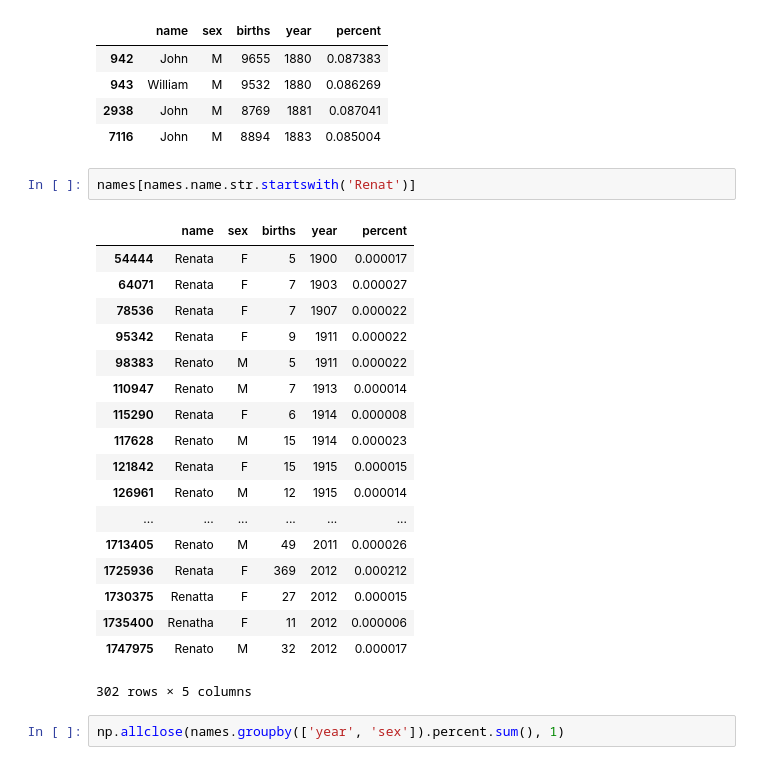
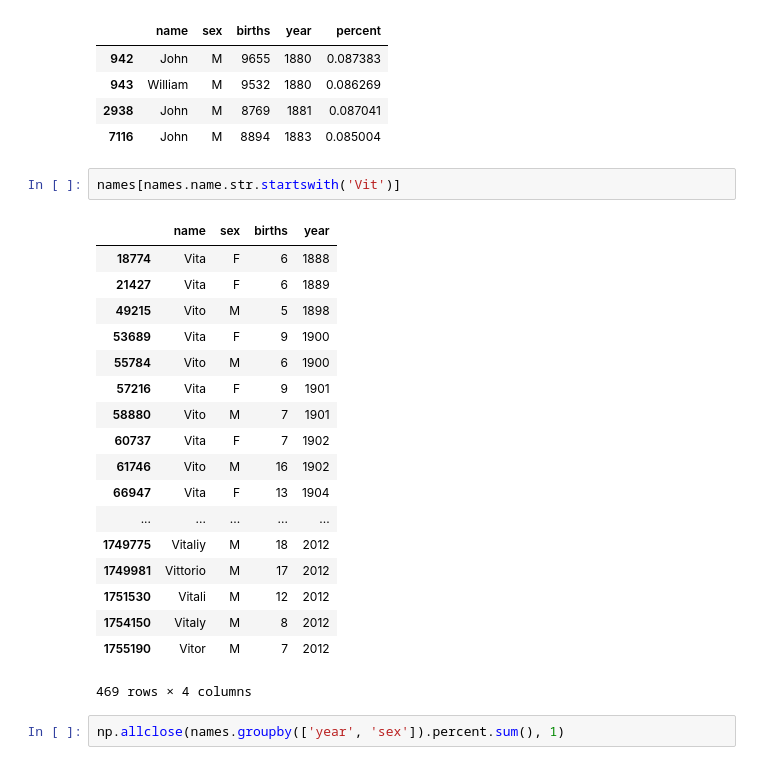
Before and after one commit to vitmesquita/FGV_Programming_Languages, a Jupyter notebook: Python/Notebooks/Aula_12_Numpy_Matplotlib_Pandas-Copy1.ipynb, the cells around one changed output. Cells and saved outputs as stored; diff of their text form.

```diff
--- a/Python/Notebooks/Aula_12_Numpy_Matplotlib_Pandas-Copy1.ipynb
+++ b/Python/Notebooks/Aula_12_Numpy_Matplotlib_Pandas-Copy1.ipynb
@@ -1298,26 +1339,26 @@ names[names.percent > 0.085]
 | 2938 | John | M | 8769 | 1881 | 0.087041 |
 | 7116 | John | M | 8894 | 1883 | 0.085004 |
 # %%
-names[names.name.str.startswith('Renat')]
+names[names.name.str.startswith('Vit')]
 # %% [output]
-|  | name | sex | births | year | percent |
-| 54444 | Renata | F | 5 | 1900 | 0.000017 |
-| 64071 | Renata | F | 7 | 1903 | 0.000027 |
-| 78536 | Renata | F | 7 | 1907 | 0.000022 |
-| 95342 | Renata | F | 9 | 1911 | 0.000022 |
-| 98383 | Renato | M | 5 | 1911 | 0.000022 |
-| 110947 | Renato | M | 7 | 1913 | 0.000014 |
-| 115290 | Renata | F | 6 | 1914 | 0.000008 |
-| 117628 | Renato | M | 15 | 1914 | 0.000023 |
-| 121842 | Renata | F | 15 | 1915 | 0.000015 |
-| 126961 | Renato | M | 12 | 1915 | 0.000014 |
-| ... | ... | ... | ... | ... | ... |
-| 1713405 | Renato | M | 49 | 2011 | 0.000026 |
-| 1725936 | Renata | F | 369 | 2012 | 0.000212 |
-| 1730375 | Renatta | F | 27 | 2012 | 0.000015 |
-| 1735400 | Renatha | F | 11 | 2012 | 0.000006 |
-| 1747975 | Renato | M | 32 | 2012 | 0.000017 |
+|  | name | sex | births | year |
+| 18774 | Vita | F | 6 | 1888 |
+| 21427 | Vita | F | 6 | 1889 |
+| 49215 | Vito | M | 5 | 1898 |
+| 53689 | Vita | F | 9 | 1900 |
+| 55784 | Vito | M | 6 | 1900 |
+| 57216 | Vita | F | 9 | 1901 |
+| 58880 | Vito | M | 7 | 1901 |
+| 60737 | Vita | F | 7 | 1902 |
+| 61746 | Vito | M | 16 | 1902 |
+| 66947 | Vita | F | 13 | 1904 |
+| ... | ... | ... | ... | ... |
+| 1749775 | Vitaliy | M | 18 | 2012 |
+| 1749981 | Vittorio | M | 17 | 2012 |
+| 1751530 | Vitali | M | 12 | 2012 |
+| 1754150 | Vitaly | M | 8 | 2012 |
+| 1755190 | Vitor | M | 7 | 2012 |
-302 rows × 5 columns
+469 rows × 4 columns
 # %%
 np.allclose(names.groupby(['year', 'sex']).percent.sum(), 1)
 # %% [output]
```
Also changed, not shown: parts of 14 cells of this notebook, 5 other files.
